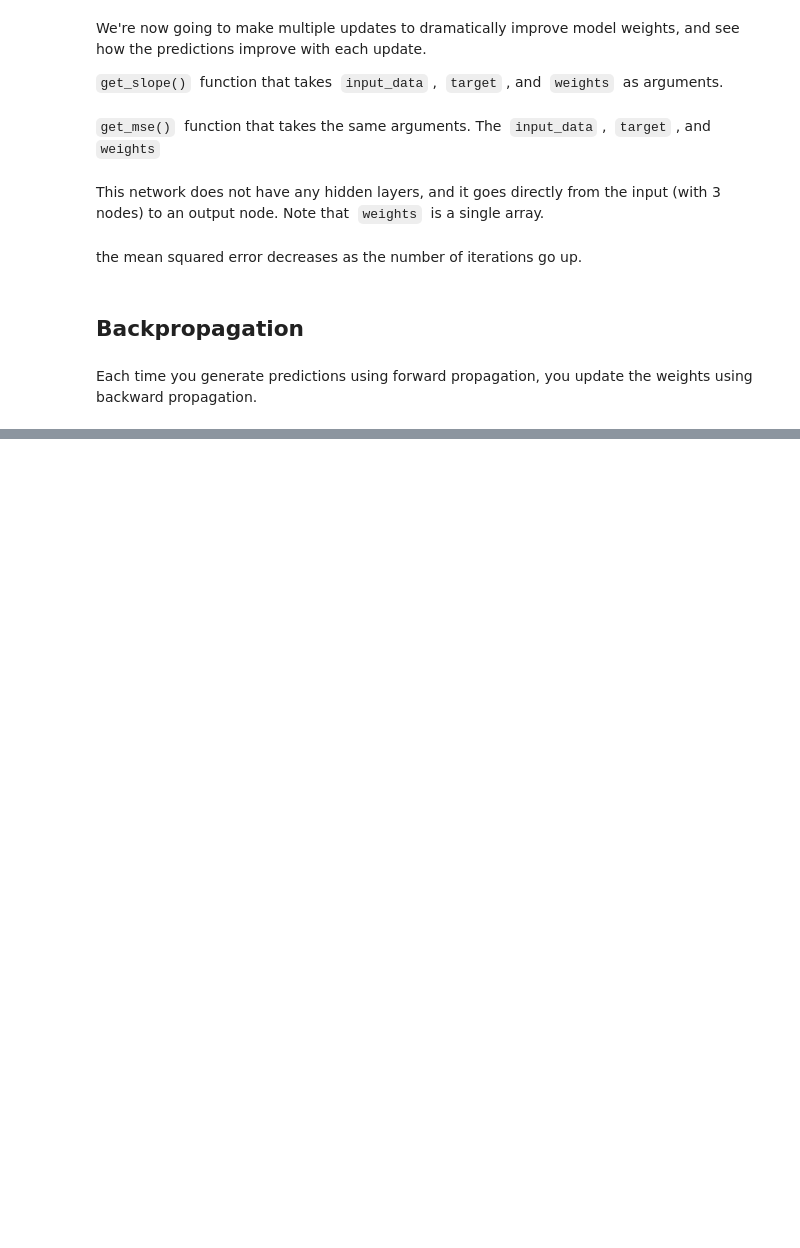
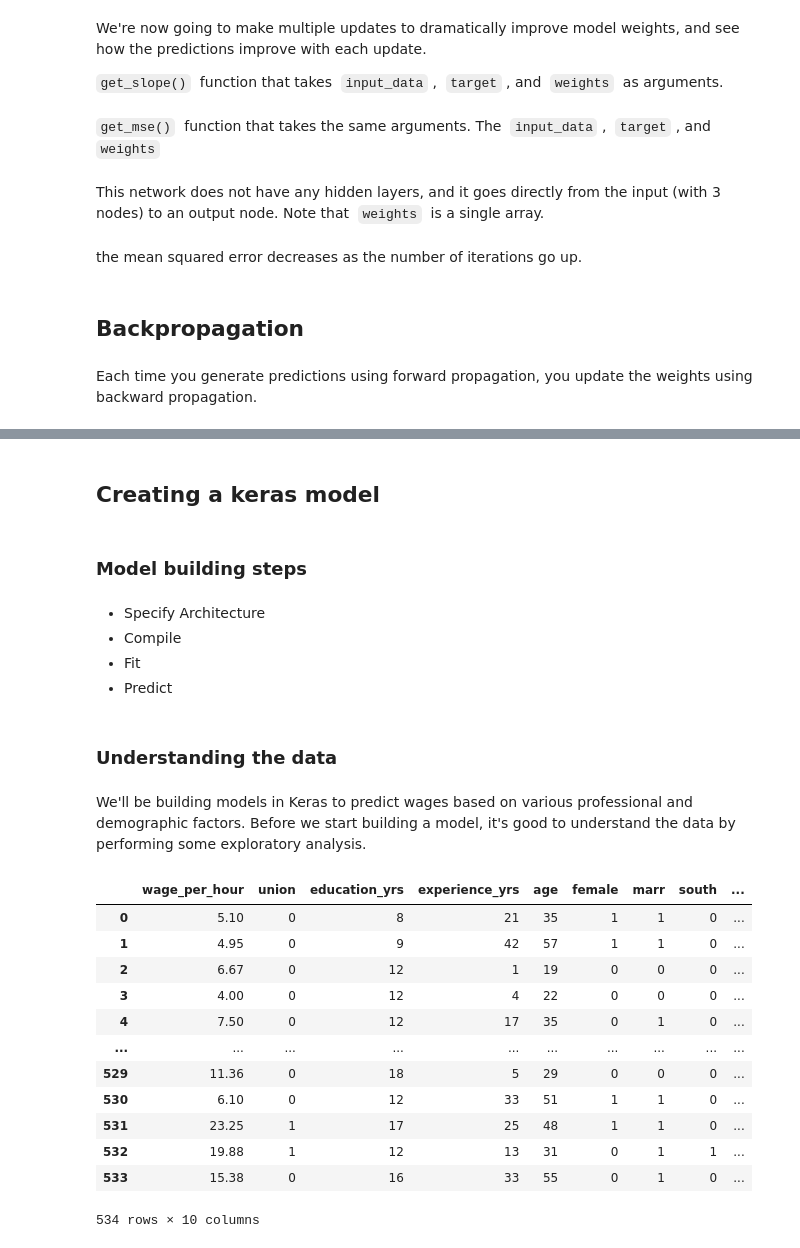
Before and after one commit to VictorOmondi1997/Introduction-to-Deep-Learning-in-Python, a Jupyter notebook: Introduction to Deep Learning in Python.ipynb, the cells around one changed output, grey strips where cells are left out. Drawn from its saved outputs; the diff is of its cells as text; code cells hidden in the pictures; blank space fills up the shorter version.

```diff
--- a/Introduction to Deep Learning in Python.ipynb
+++ b/Introduction to Deep Learning in Python.ipynb
@@ -432,0 +440,30 @@ Each time you generate predictions using forward propagation, you update the wei
+# %% [markdown]
+## Creating a keras model
+# %% [markdown]
+### Model building steps
+# %% [markdown]
+- Specify Architecture
+- Compile
+- Fit
+- Predict
+# %% [markdown]
+### Understanding the data
+# %% [markdown]
+We'll be building models in Keras to predict wages based on various professional and demographic factors. Before we start building a model, it's good to understand the data by performing some exploratory analysis.
+# %%
+wages = pd.read_csv('datasets/hourly_wages.csv')
+wages
+# %% [output]
+|  | wage_per_hour | union | education_yrs | experience_yrs | age | female | marr | south | ... |
+| 0 | 5.10 | 0 | 8 | 21 | 35 | 1 | 1 | 0 | ... |
+| 1 | 4.95 | 0 | 9 | 42 | 57 | 1 | 1 | 0 | ... |
+| 2 | 6.67 | 0 | 12 | 1 | 19 | 0 | 0 | 0 | ... |
+| 3 | 4.00 | 0 | 12 | 4 | 22 | 0 | 0 | 0 | ... |
+| 4 | 7.50 | 0 | 12 | 17 | 35 | 0 | 1 | 0 | ... |
+| ... | ... | ... | ... | ... | ... | ... | ... | ... | ... |
+| 529 | 11.36 | 0 | 18 | 5 | 29 | 0 | 0 | 0 | ... |
+| 530 | 6.10 | 0 | 12 | 33 | 51 | 1 | 1 | 0 | ... |
+| 531 | 23.25 | 1 | 17 | 25 | 48 | 1 | 1 | 0 | ... |
+| 532 | 19.88 | 1 | 12 | 13 | 31 | 0 | 1 | 1 | ... |
+| 533 | 15.38 | 0 | 16 | 33 | 55 | 0 | 1 | 0 | ... |
+534 rows × 10 columns
```
Also changed, not shown: parts of 40 cells of this notebook, 3 other files.
